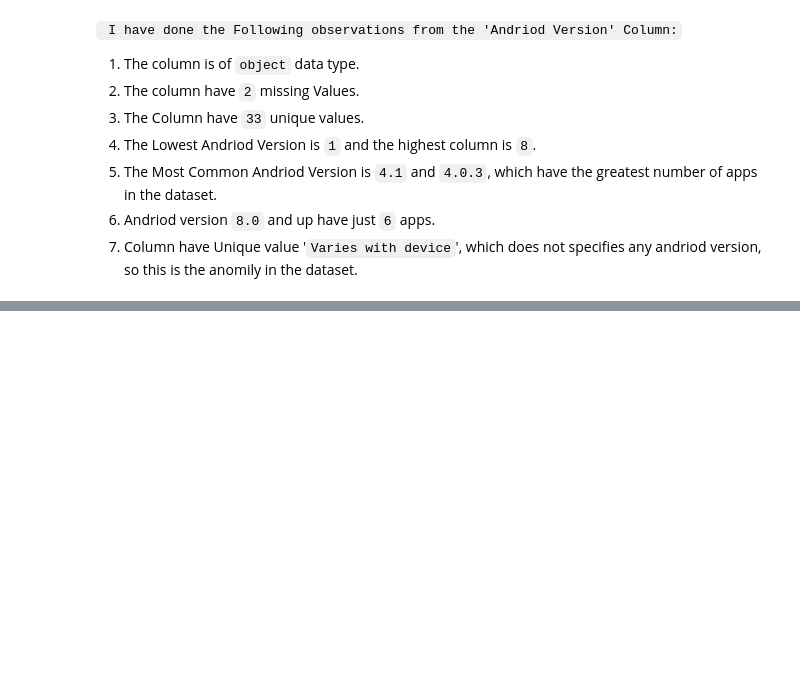
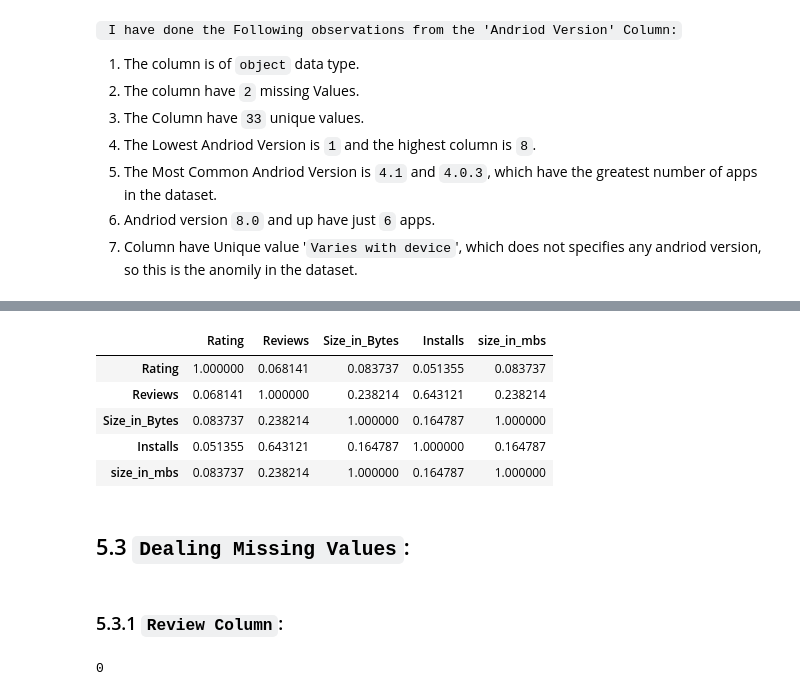
Before and after one commit to shaheeralics/Data-Science-Learning-With-Projects, a Jupyter notebook: Projects/EDA_Projects/01_Complete EDA on google playstore data.ipynb, the cells around one changed output, grey strips where cells are left out. Saved outputs shown, nothing was run; the diff lists cells and outputs as text; code cells hidden in the pictures; blank space fills up the shorter version.

```diff
--- a/Projects/EDA_Projects/01_Complete EDA on google playstore data.ipynb
+++ b/Projects/EDA_Projects/01_Complete EDA on google playstore data.ipynb
@@ -1183,0 +1248,13 @@ Name: count, dtype: int64
+# %%
+numeric_col.corr()
+# %% [output]
+|  | Rating | Reviews | Size_in_Bytes | Installs | size_in_mbs |
+| Rating | 1.000000 | 0.068141 | 0.083737 | 0.051355 | 0.083737 |
+| Reviews | 0.068141 | 1.000000 | 0.238214 | 0.643121 | 0.238214 |
+| Size_in_Bytes | 0.083737 | 0.238214 | 1.000000 | 0.164787 | 1.000000 |
+| Installs | 0.051355 | 0.643121 | 0.164787 | 1.000000 | 0.164787 |
+| size_in_mbs | 0.083737 | 0.238214 | 1.000000 | 0.164787 | 1.000000 |
+# %% [markdown]
+## 5.3 `Dealing Missing Values`:
+# %% [markdown]
+### 5.3.1 `Review Column`:
@@ -1183,0 +1263,4 @@ Name: count, dtype: int64
+# %%
+df.Reviews.isnull().sum()
+# %% [output]
+0
```
Also changed, not shown: parts of 50 cells of this notebook.
